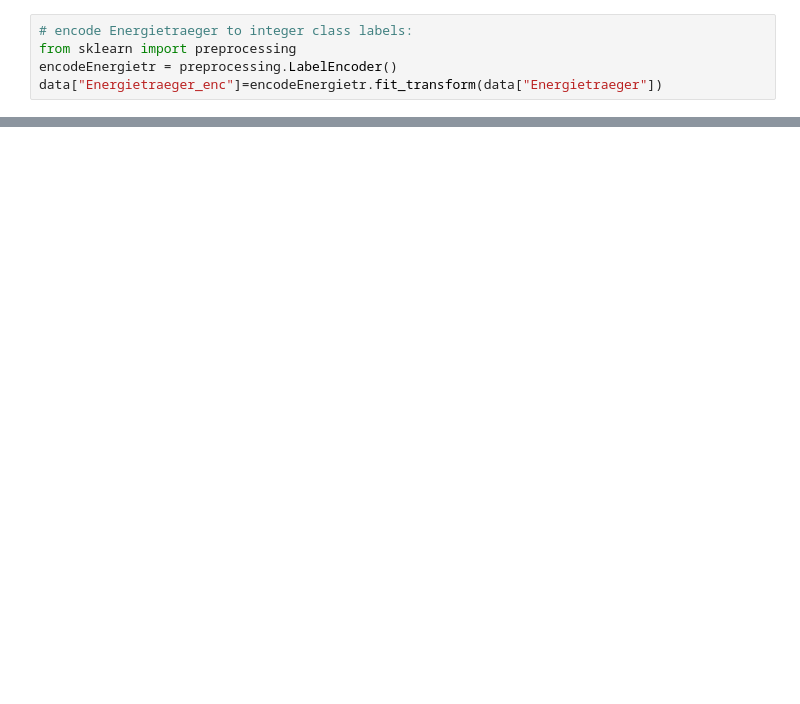
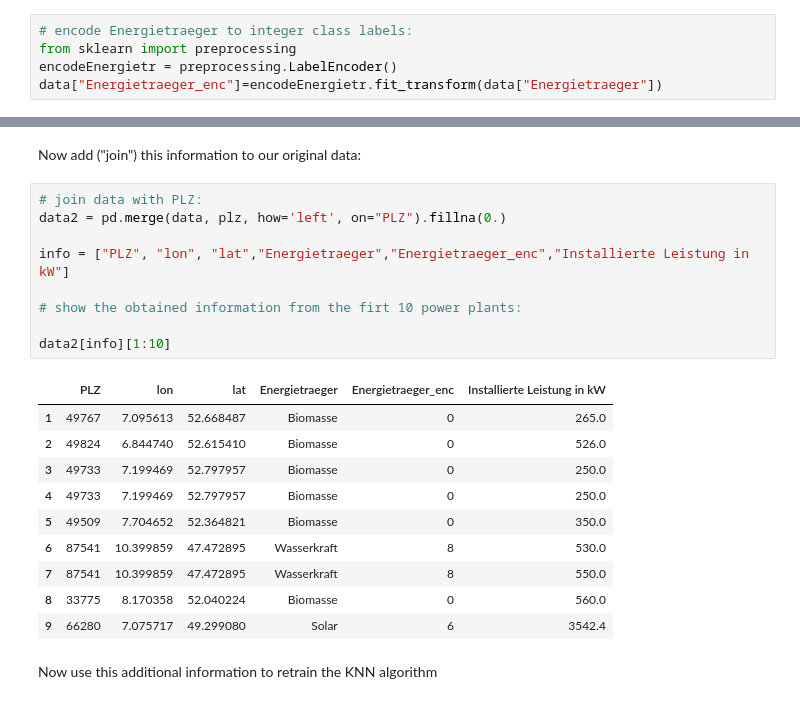
Before and after one commit to cortiana/DemoML, a Jupyter notebook: ml-demo02.ipynb, the cells around one changed output, grey strips where cells are left out. Drawn from its saved outputs; the diff is of its cells as text; blank space fills up the shorter version.

```diff
--- a/ml-demo02.ipynb
+++ b/ml-demo02.ipynb
@@ -340,0 +214,24 @@ data3.shape
+# %% [markdown]
+Now add ("join") this information to our original data:
+# %%
+# join data with PLZ:
+data2 = pd.merge(data, plz, how='left', on="PLZ").fillna(0.)
+
+info = ["PLZ", "lon", "lat","Energietraeger","Energietraeger_enc","Installierte Leistung in kW"]
+
+# show the obtained information from the firt 10 power plants:
+
+data2[info][1:10]
+# %% [output]
+|  | PLZ | lon | lat | Energietraeger | Energietraeger_enc | Installierte Leistung in kW |
+| 1 | 49767 | 7.095613 | 52.668487 | Biomasse | 0 | 265.0 |
+| 2 | 49824 | 6.844740 | 52.615410 | Biomasse | 0 | 526.0 |
+| 3 | 49733 | 7.199469 | 52.797957 | Biomasse | 0 | 250.0 |
+| 4 | 49733 | 7.199469 | 52.797957 | Biomasse | 0 | 250.0 |
+| 5 | 49509 | 7.704652 | 52.364821 | Biomasse | 0 | 350.0 |
+| 6 | 87541 | 10.399859 | 47.472895 | Wasserkraft | 8 | 530.0 |
+| 7 | 87541 | 10.399859 | 47.472895 | Wasserkraft | 8 | 550.0 |
+| 8 | 33775 | 8.170358 | 52.040224 | Biomasse | 0 | 560.0 |
+| 9 | 66280 | 7.075717 | 49.299080 | Solar | 6 | 3542.4 |
+# %% [markdown]
+Now use this additional information to retrain the KNN algorithm
```
Also changed, not shown: parts of 48 cells of this notebook, 1 other file.
